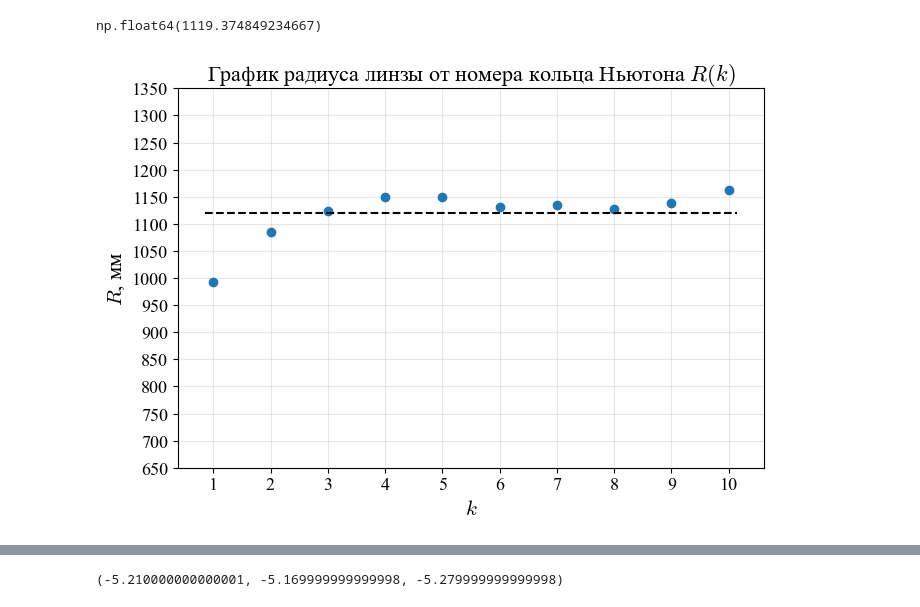
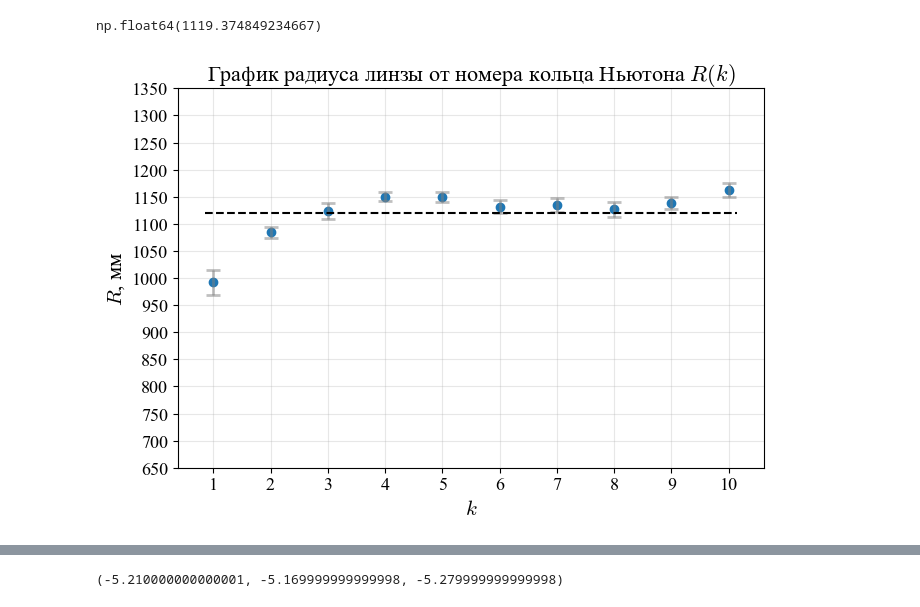
Before and after one commit to SerKin0/IBTC-physics-2k4s-latex-newton_ring, a Jupyter notebook: data/main.ipynb, the cells around one changed output, grey strips where cells are left out. Cells and saved outputs as stored; diff of their text form; code cells hidden in the pictures.

```diff
--- a/data/main.ipynb
+++ b/data/main.ipynb
@@ -581,3 +581,5 @@ error_radius_lense
 np.float64(5.682454327081797)
 # %%
 a_w * math.cos(math.radians(beta)) / 4 / lambda_light
+
+error_tre = [round(error_radius_lens(diameters_rings_av[ind], 10 - ind + 1, delta_diameter=Deltas_d[ind]), 2) for ind in range(10)]
@@ -674,42 +674,42 @@ colors = [
 ]
 
 length = len(radius_lenses)
 # for index, (r, de_r, col) in enumerate(zip(radius_lenses, error_radius_lenses, colors)):
 #     window_y = [y - step * (index - length // 2) for y in y_points]
 #     ax.plot(window_y, r, 'o', markersize=5, color=col, label=f"Измерение {index+1}")
 #     ax.errorbar(window_y, r,
 #                 yerr=de_r,
 #                 fmt='none',
 #                 capsize=5,
 #                 capthick=2,
 #                 elinewidth=2,
 #                 ecolor=col,
 #                 alpha=0.5)
 
 plt.plot(y_points, np.flip(radius_lenses), 'o')
-# ax.errorbar(y_points, tre,
-#                 yerr=error_tre,
-#                 fmt='none',
-#                 capsize=5,
-#                 capthick=2,
-#                 elinewidth=2,
-#                 ecolor='gray',
-#                 alpha=0.5)
+ax.errorbar(y_points, np.flip(radius_lenses),
+                yerr=error_tre,
+                fmt='none',
+                capsize=5,
+                capthick=2,
+                elinewidth=2,
+                ecolor='gray',
+                alpha=0.5)
 
 plt.plot([1-step, 10+step], [middle_radius_lenses] * 2, '--', color='black')
 # plt.plot([1-step, 10+step], [1060.2288499068957] * 2, '--', color='blue')
 
 plt.xlabel("$k$")
 plt.ylabel("$R$, мм")
 plt.xticks(y_points)
 plt.yticks([i for i in range(650, 1400, 50)])
 ax.grid(True, alpha=0.3)
 plt.title("График радиуса линзы от номера кольца Ньютона $R(k)$")
 plt.tight_layout()
 fig.savefig('graph_2.pdf', bbox_inches='tight')
 plt.show()
 # %% [output]
-[figure, old version]
+[figure, new version]
 # %%
 radius_lenses
 # %% [output]
```
Also changed, not shown: parts of 1 cell of this notebook, 23 other files.
